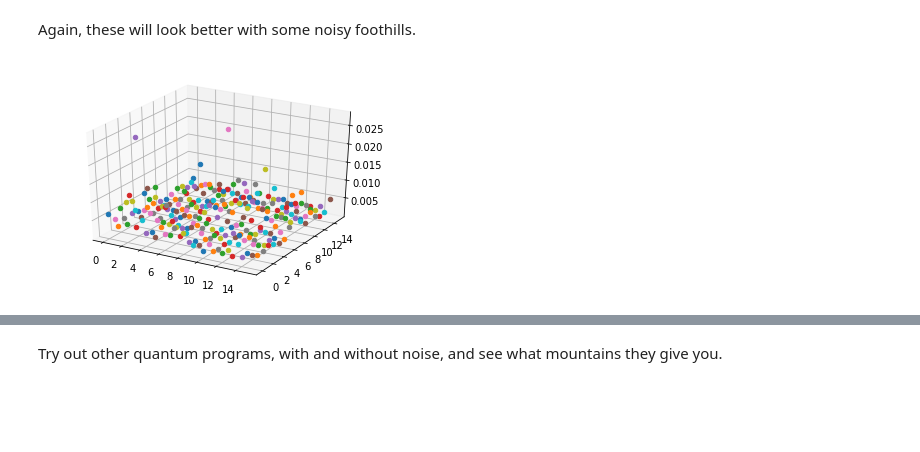
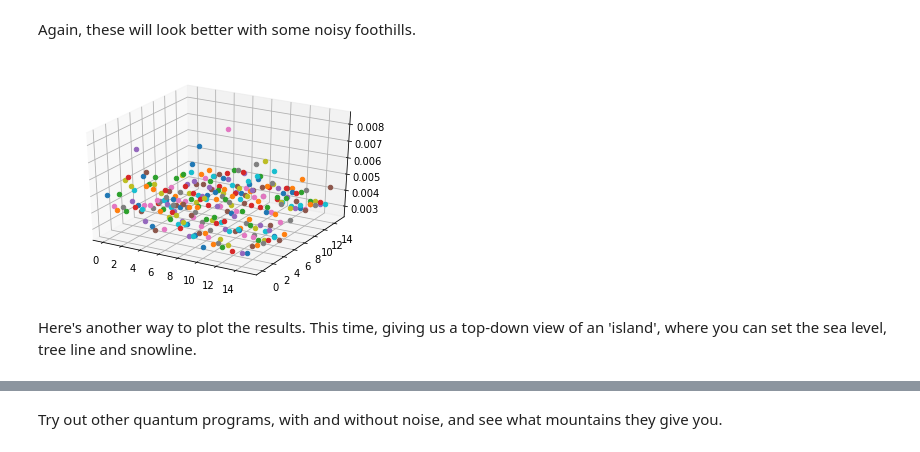
Before and after one commit to quantumjim/qreative, a Jupyter notebook: tutorials/random_mountain.ipynb, the cells around one changed output, grey strips where cells are left out. Saved outputs shown, nothing was run; the diff lists cells and outputs as text; code cells hidden in the pictures; blank space fills up the shorter version.

Commit message:
add islands

```diff
--- a/tutorials/random_mountain.ipynb
+++ b/tutorials/random_mountain.ipynb
@@ -108,7 +122,9 @@ plot_mountain(pos,prob)
 # %% [markdown]
 Again, these will look better with some noisy foothills.
 # %%
-pos,prob = alps.get_mountain(noisy=0.2)
+pos,prob = alps.get_mountain(noisy=0.3)
 plot_mountain(pos,prob)
 # %% [output]
-[figure, old version]
+[figure, new version]
+# %% [markdown]
+Here's another way to plot the results. This time, giving us a top-down view of an 'island', where you can set the sea level, tree line and snowline.
```
Also changed, not shown: parts of 10 cells of this notebook.
